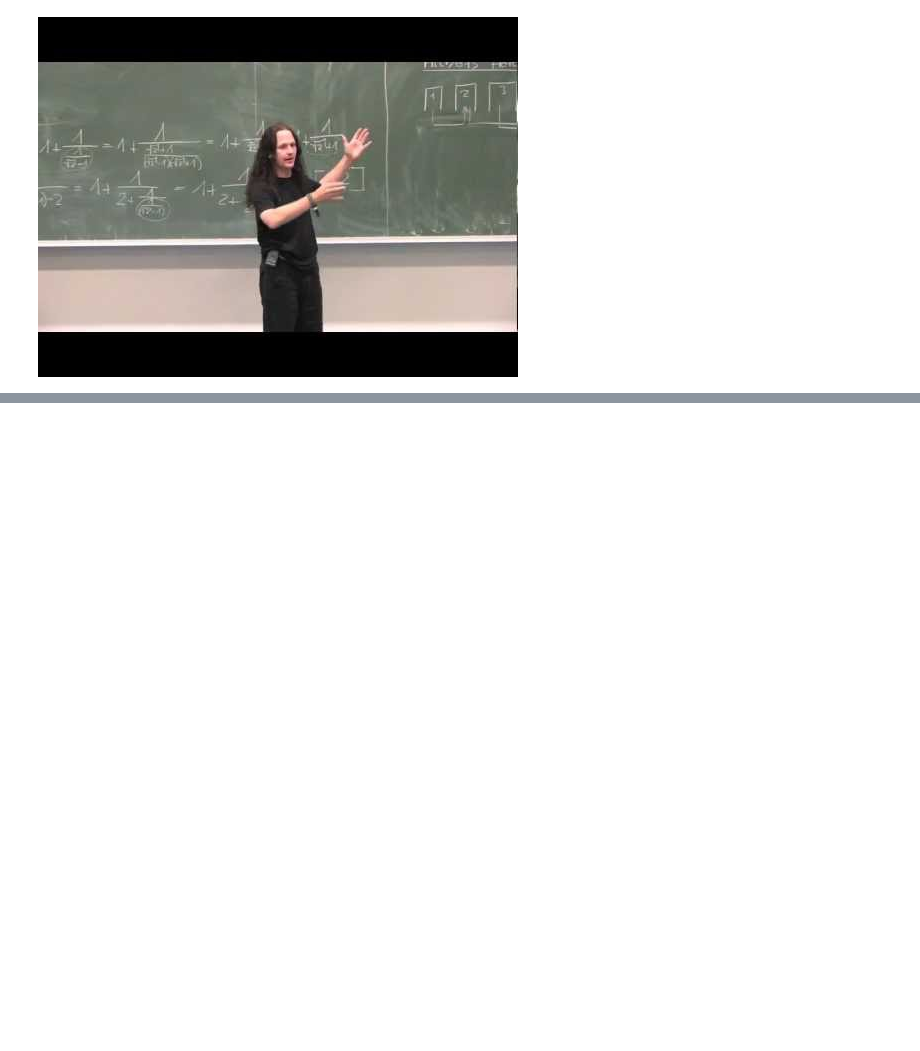
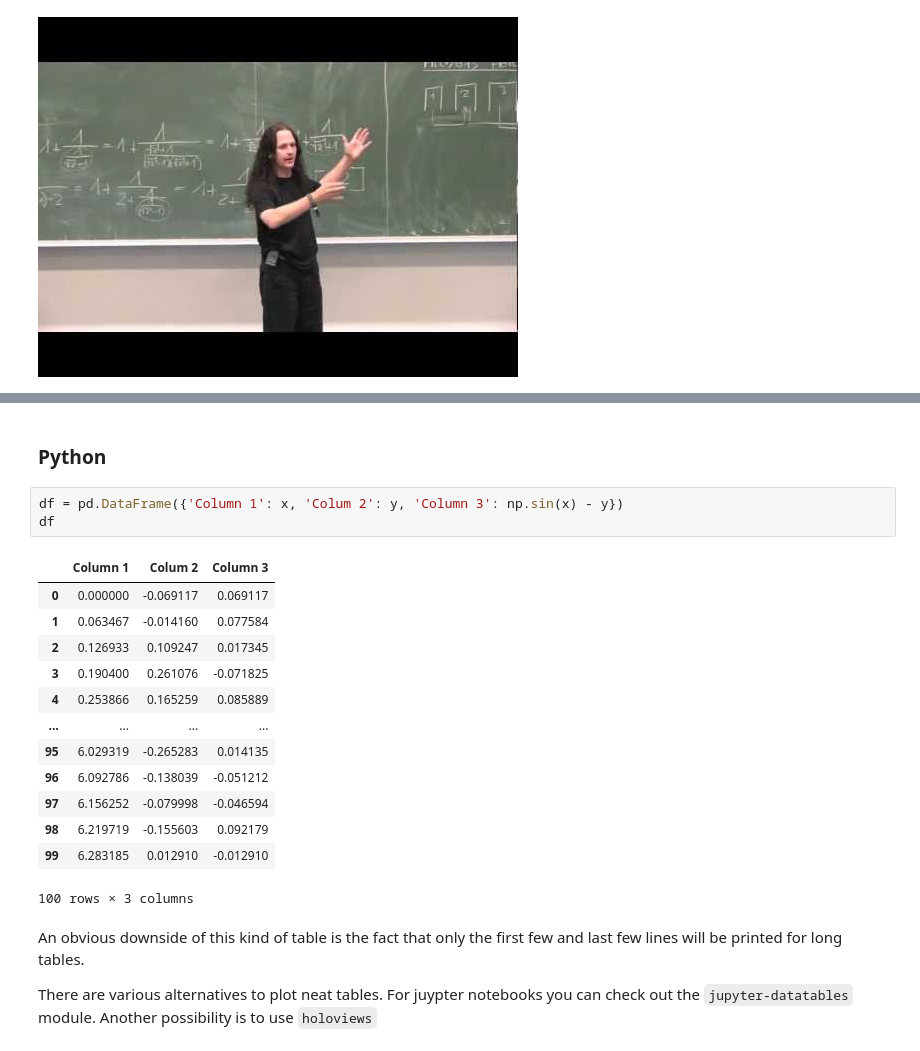
Before and after one commit to hydrocode-de/sample-lecture-python, a Jupyter notebook: sample_lecture.ipynb, the cells around one changed output, grey strips where cells are left out. Drawn from its saved outputs; the diff is of its cells as text; blank space fills up the shorter version.

```diff
--- a/sample_lecture.ipynb
+++ b/sample_lecture.ipynb
@@ -153,0 +203,23 @@ YouTubeVideo('XTsaZRKx9UI', start=5, width=840, height=450)
+# %% [markdown]
+### Python
+# %%
+df = pd.DataFrame({'Column 1': x, 'Colum 2': y, 'Column 3': np.sin(x) - y})
+df
+# %% [output]
+|  | Column 1 | Colum 2 | Column 3 |
+| 0 | 0.000000 | -0.069117 | 0.069117 |
+| 1 | 0.063467 | -0.014160 | 0.077584 |
+| 2 | 0.126933 | 0.109247 | 0.017345 |
+| 3 | 0.190400 | 0.261076 | -0.071825 |
+| 4 | 0.253866 | 0.165259 | 0.085889 |
+| ... | ... | ... | ... |
+| 95 | 6.029319 | -0.265283 | 0.014135 |
+| 96 | 6.092786 | -0.138039 | -0.051212 |
+| 97 | 6.156252 | -0.079998 | -0.046594 |
+| 98 | 6.219719 | -0.155603 | 0.092179 |
+| 99 | 6.283185 | 0.012910 | -0.012910 |
+100 rows × 3 columns
+# %% [markdown]
+An obvious downside of this kind of table is the fact that only the first few and last few lines will be printed for long tables.
+
+There are various alternatives to plot neat tables. For juypter notebooks you can check out the ``jupyter-datatables`` module. Another possibility is to use ``holoviews``
```
Also changed, not shown: parts of 10 cells of this notebook, 3 other files.
